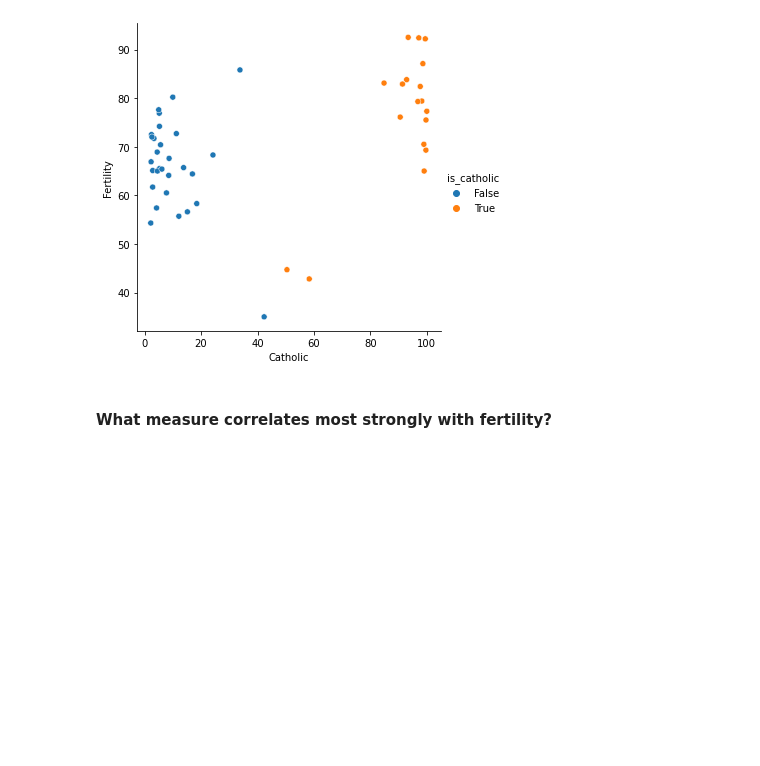
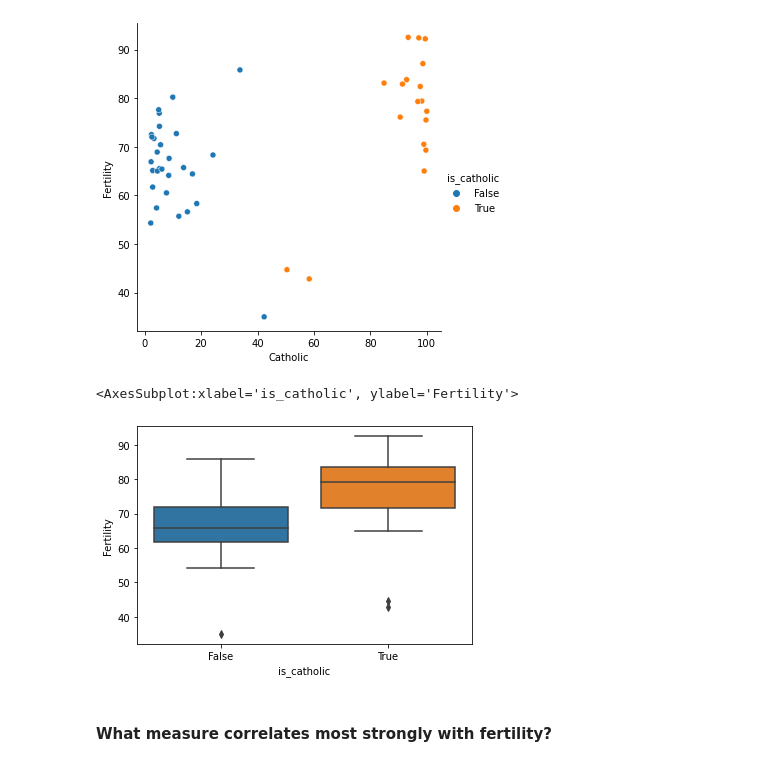
Before and after one commit to SchneemannDavid/numpy-pandas-visualization-exercises, a Jupyter notebook: seaborn_exercises.ipynb, the cells around one changed output. Cells and saved outputs as stored; diff of their text form; code cells hidden in the pictures; blank space fills up the shorter version.

```diff
--- a/seaborn_exercises.ipynb
+++ b/seaborn_exercises.ipynb
@@ -253,4 +257,9 @@ sns.relplot(data = swiss, x = 'Catholic', y = 'Fertility', hue = 'is_catholic')
 # %% [output]
 <seaborn.axisgrid.FacetGrid at 0x...>
 [figure]
+# %%
+sns.boxplot(x = 'is_catholic', y='Fertility', data = swiss)
+# %% [output]
+<AxesSubplot:xlabel='is_catholic', ylabel='Fertility'>
+[figure, added]
 # %%
```
Also changed, not shown: parts of 12 cells of this notebook, 3 other files.
